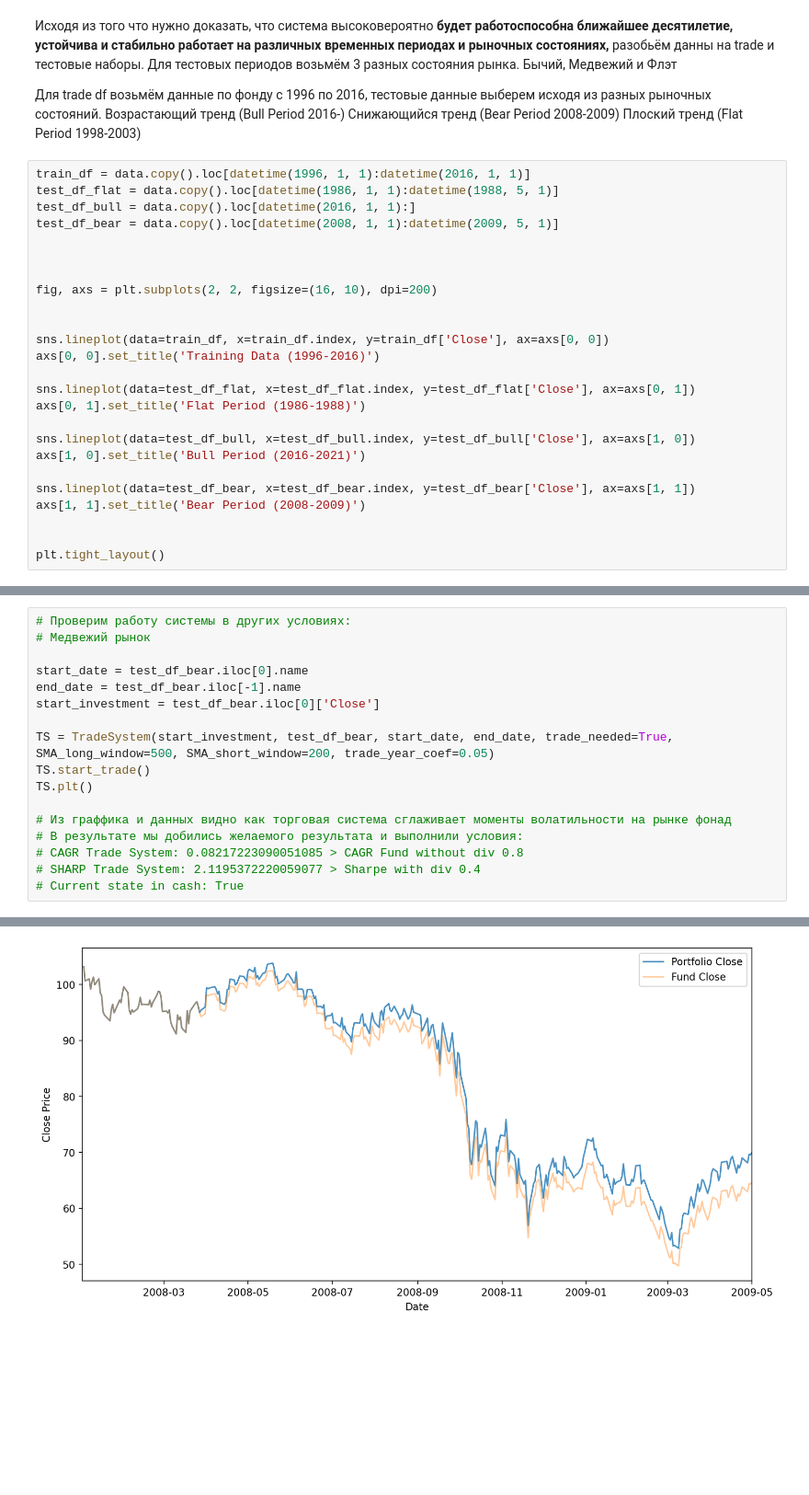
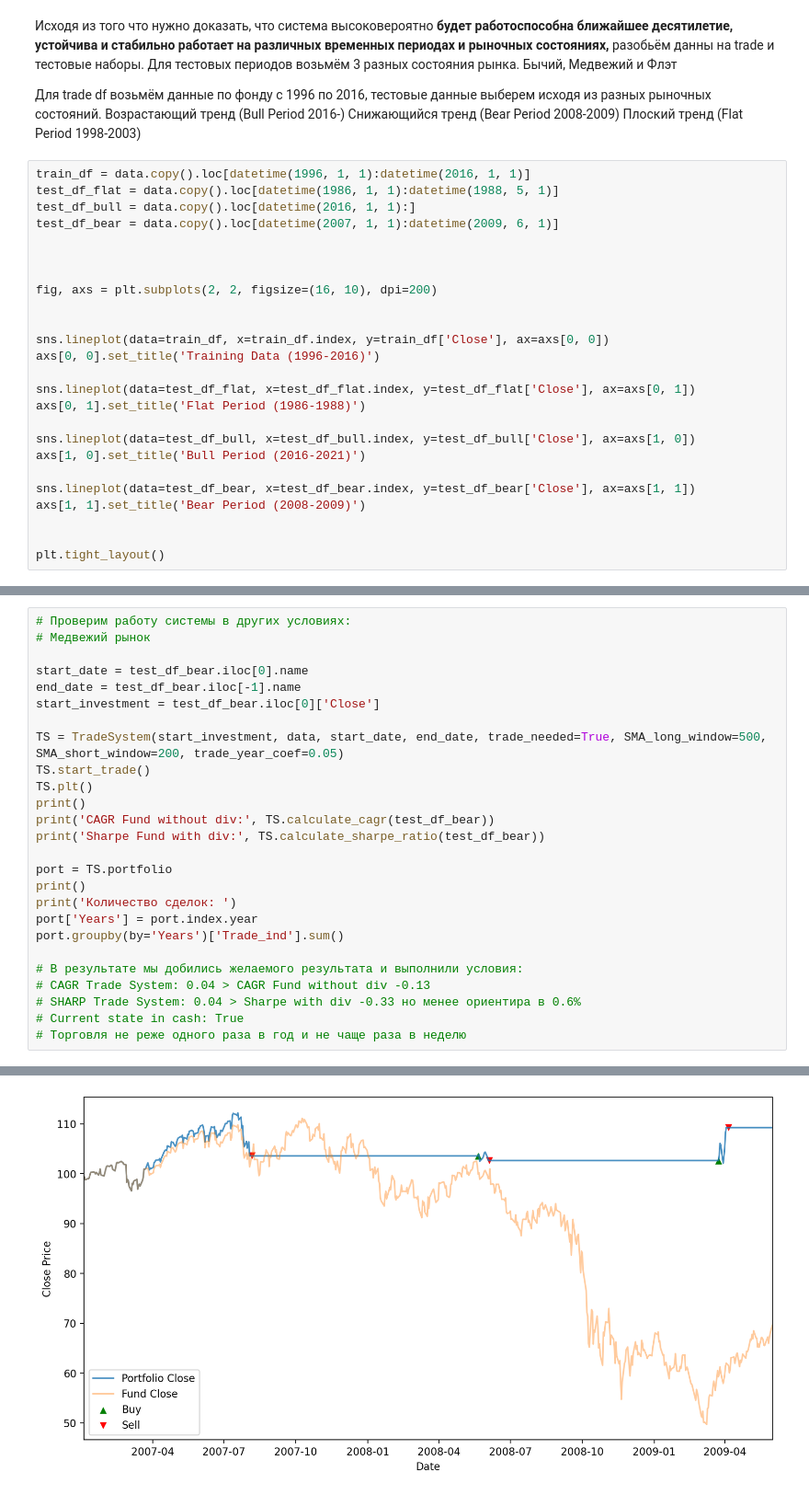
Before and after one commit to Den-is-me/test_ff, a Jupyter notebook: test_ff.ipynb, the cells around one changed output, grey strips where cells are left out. Shown at 92% size. Drawn from its saved outputs; the diff is of its cells as text; blank space fills up the shorter version.

```diff
--- a/test_ff.ipynb
+++ b/test_ff.ipynb
@@ -916,7 +915,7 @@ CAGR without div: 0.1072759362743354
 train_df = data.copy().loc[datetime(1996, 1, 1):datetime(2016, 1, 1)]
 test_df_flat = data.copy().loc[datetime(1986, 1, 1):datetime(1988, 5, 1)]
 test_df_bull = data.copy().loc[datetime(2016, 1, 1):]
-test_df_bear = data.copy().loc[datetime(2008, 1, 1):datetime(2009, 5, 1)]
+test_df_bear = data.copy().loc[datetime(2007, 1, 1):datetime(2009, 6, 1)]
 
 
 
@@ -1094,13 +1071,22 @@ start_date = test_df_bear.iloc[0].name
 end_date = test_df_bear.iloc[-1].name
 start_investment = test_df_bear.iloc[0]['Close']
 
-TS = TradeSystem(start_investment, test_df_bear, start_date, end_date, trade_needed=True, SMA_long_window=500, SMA_short_window=200, trade_year_coef=0.05)
+TS = TradeSystem(start_investment, data, start_date, end_date, trade_needed=True, SMA_long_window=500, SMA_short_window=200, trade_year_coef=0.05)
 TS.start_trade()
 TS.plt()
+print()
+print('CAGR Fund without div:', TS.calculate_cagr(test_df_bear))
+print('Sharpe Fund with div:', TS.calculate_sharpe_ratio(test_df_bear))
 
-# Из граффика и данных видно как торговая система сглаживает моменты волатильности на рынке фонад
+port = TS.portfolio
+print()
+print('Количество сделок: ')
+port['Years'] = port.index.year
+port.groupby(by='Years')['Trade_ind'].sum()
+
 # В результате мы добились желаемого результата и выполнили условия:
-# CAGR Trade System: 0.08217223090051085 > CAGR Fund without div 0.8
-# SHARP Trade System: 2.1195372220059077 > Sharpe with div 0.4
+# CAGR Trade System: 0.04 > CAGR Fund without div -0.13
+# SHARP Trade System: 0.04 > Sharpe with div -0.33 но менее ориентира в 0.6%
 # Current state in cash: True
+# Торговля не реже одного раза в год и не чаще раза в неделю
 # %% [output]
@@ -1120,4 +1106,4 @@ Sharpe with div: -0.707956601677932
-[figure, old version]
+[figure, new version]
 # %%
 # Бычий рынок
 
```
Also changed, not shown: parts of 15 cells of this notebook, 1 other file.
